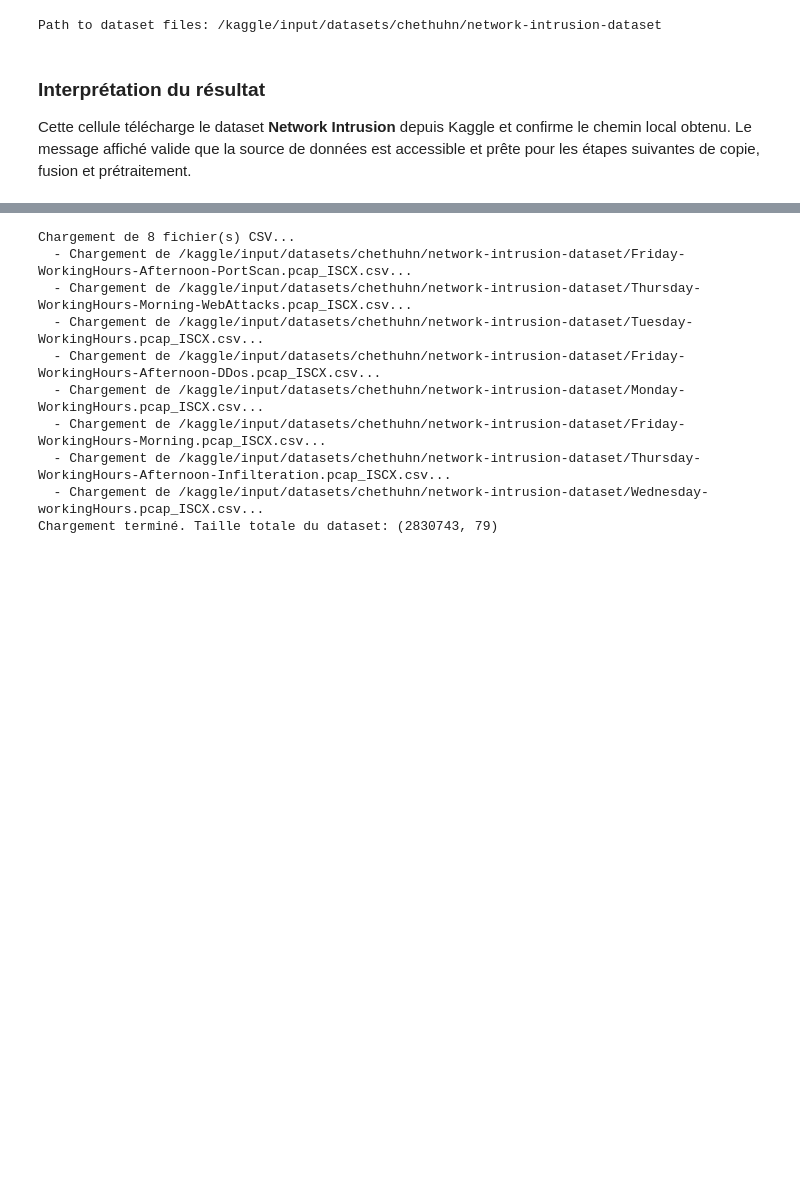
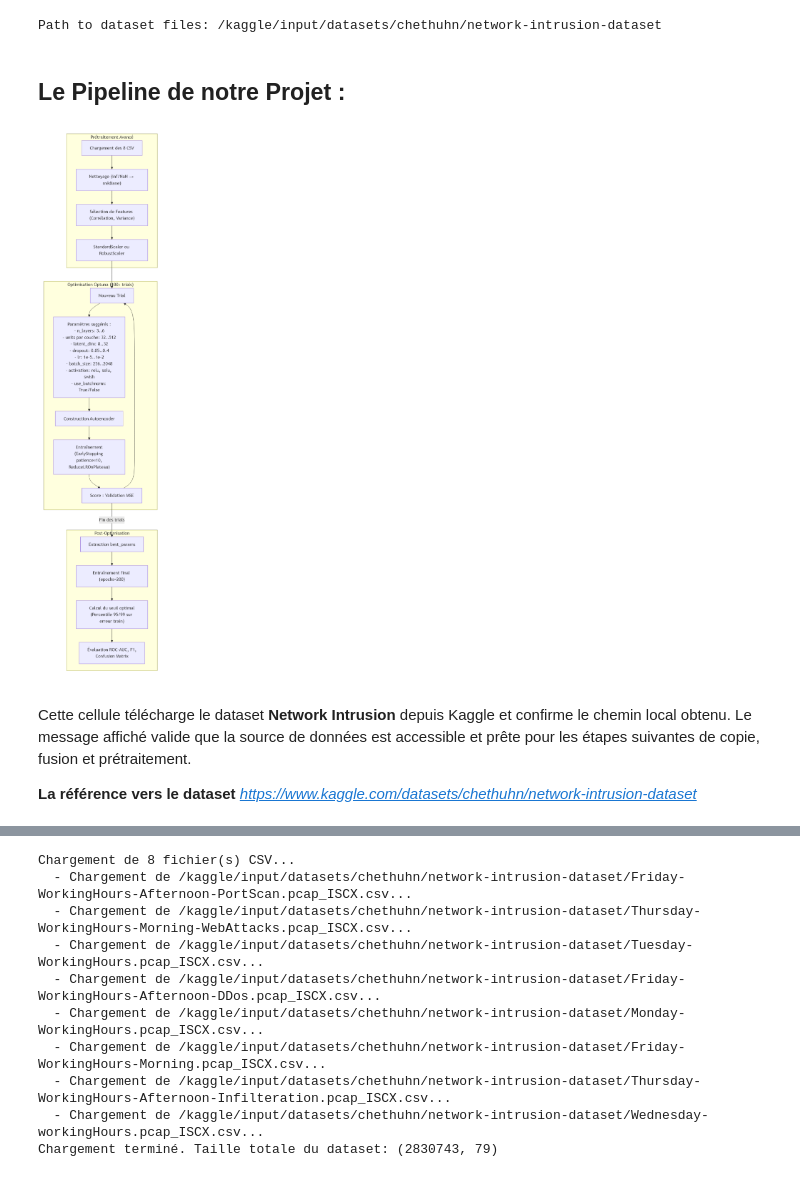
Before and after one commit to Chaabane2k03/PRJ_Fouille_Donn-es, a Jupyter notebook: prj-python.ipynb, the cells around one changed output, grey strips where cells are left out. Cells and saved outputs as stored; diff of their text form; code cells hidden in the pictures; blank space fills up the shorter version.

```diff
--- a/prj-python.ipynb
+++ b/prj-python.ipynb
@@ -7,9 +12,25 @@ path = kagglehub.dataset_download("chethuhn/network-intrusion-dataset")
 print("Path to dataset files:", path)
 # %% [output]
 Path to dataset files: /kaggle/input/datasets/chethuhn/network-intrusion-dataset
+# %% [markdown]
+## Le Pipeline de notre Projet  :
+# %%
+import matplotlib.pyplot as plt
+import matplotlib.image as mpimg
+
+img = mpimg.imread('/kaggle/input/datasets/chaabaneboussadia/pipeline-imgs/architecture_ideale_2.png')
+
+plt.figure(figsize=(25,20))  # 👈 augmente la taille ici
+plt.imshow(img)
+plt.axis('off')
+plt.show()
+# %% [output]
+[figure, added]
 # %% [markdown]
-### Interprétation du résultat
 Cette cellule télécharge le dataset **Network Intrusion** depuis Kaggle et confirme le chemin local obtenu. Le message affiché valide que la source de données est accessible et prête pour les étapes suivantes de copie, fusion et prétraitement.
+
+**La référence vers le dataset**
+*https://www.kaggle.com/datasets/chethuhn/network-intrusion-dataset*
 # %%
 import os
 import shutil
```
Also changed, not shown: parts of 41 cells of this notebook.
